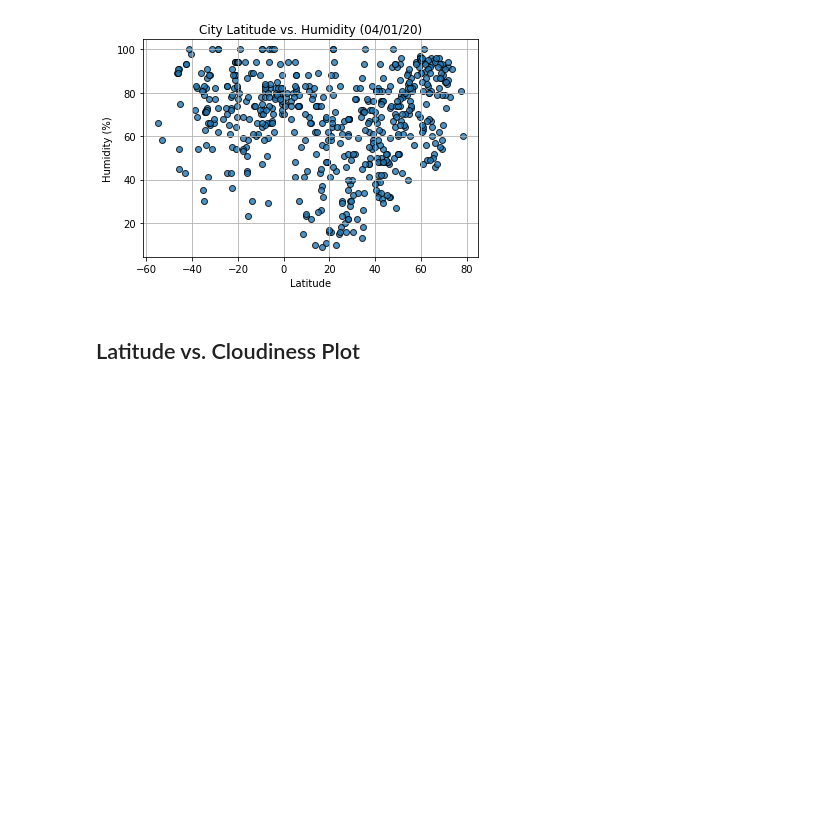
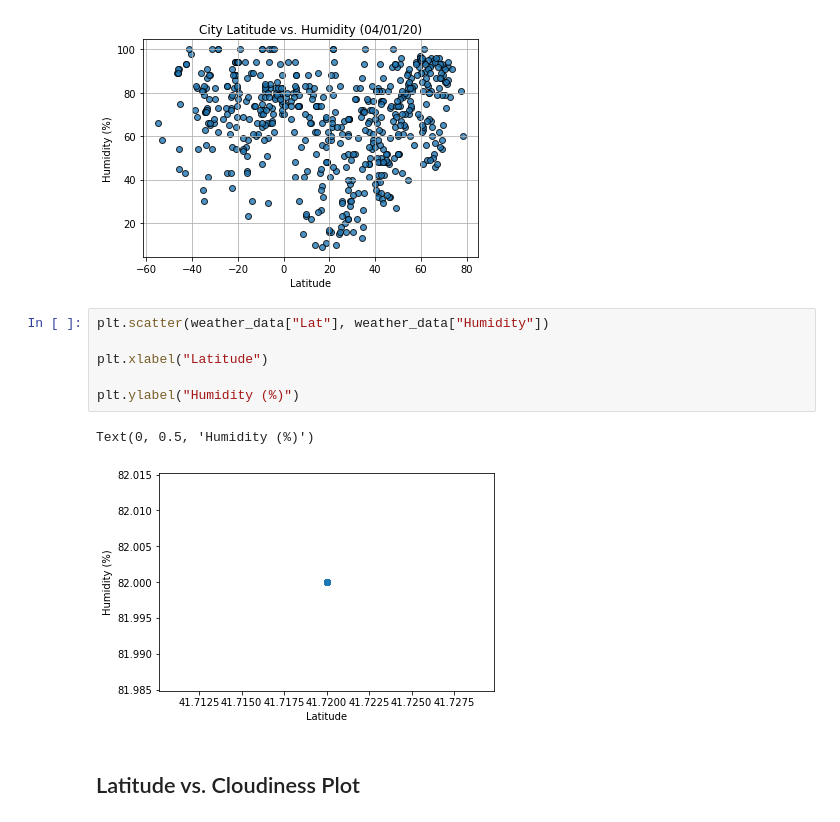
Before and after one commit to BradleyHigdon/python-api-challenge, a Jupyter notebook: WeatherPy/WeatherPy.ipynb, the cells around one changed output. Saved outputs shown, nothing was run; the diff lists cells and outputs as text; blank space fills up the shorter version.

```diff
--- a/WeatherPy/WeatherPy.ipynb
+++ b/WeatherPy/WeatherPy.ipynb
@@ -169,6 +178,15 @@ Int64Index([], dtype='int64')
 # %%
 # %% [output]
 [figure]
+# %%
+plt.scatter(weather_data["Lat"], weather_data["Humidity"])
+
+plt.xlabel("Latitude")
+
+plt.ylabel("Humidity (%)")
+# %% [output]
+Text(0, 0.5, 'Humidity (%)')
+[figure, added]
 # %% [markdown]
 ## Latitude vs. Cloudiness Plot
 # %%
```
Also changed, not shown: parts of 7 cells of this notebook, 1 other file.
